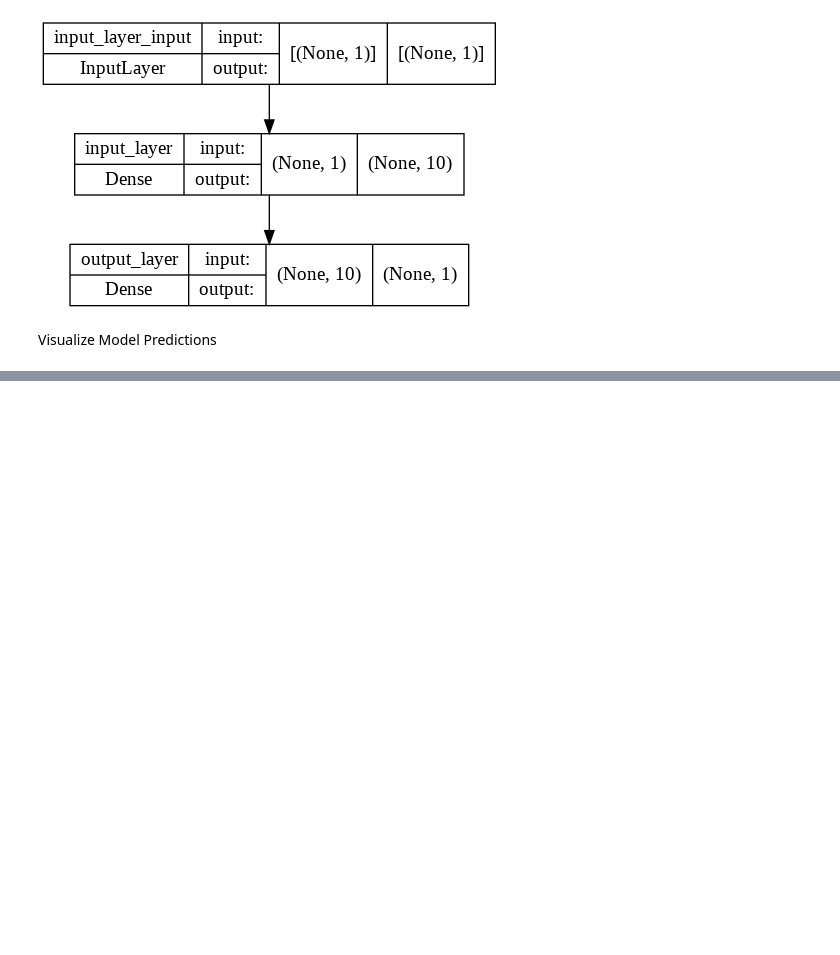
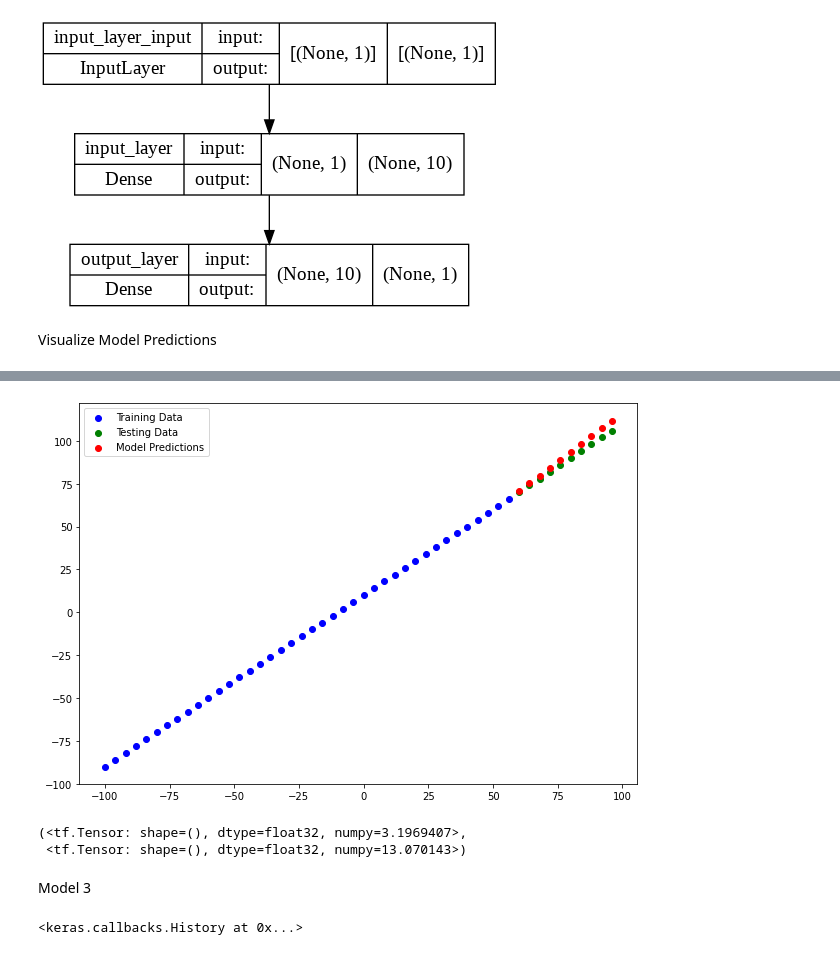
Before and after one commit to aflah02/Regression-Tensorflow, a Jupyter notebook: NNRegressionWithTFBoilerplate.ipynb, the cells around one changed output, grey strips where cells are left out. Saved outputs shown, nothing was run; the diff lists cells and outputs as text; code cells hidden in the pictures; blank space fills up the shorter version.

```diff
--- a/NNRegressionWithTFBoilerplate.ipynb
+++ b/NNRegressionWithTFBoilerplate.ipynb
@@ -384,0 +621,4 @@ Visualize Model Predictions
+# %%
+plot_preds(predictions = Model_2.predict(X_test))
+# %% [output]
+[figure, added]
@@ -384,0 +629,22 @@ Visualize Model Predictions
+# %%
+mae2, mse2
+# %% [output]
+(<tf.Tensor: shape=(), dtype=float32, numpy=3.1969407>,
+ <tf.Tensor: shape=(), dtype=float32, numpy=13.070143>)
+# %% [markdown]
+Model 3
+# %%
+tf.random.set_seed(42)
+
+Model_3 = tf.keras.Sequential([
+    tf.keras.layers.Dense(10, input_shape=[1]),
+    tf.keras.layers.Dense(1)
+])
+
+Model_3.compile(loss = tf.keras.losses.mae,
+              optimizer = "sgd",
+              metrics=["mae"])
+
+Model_3.fit(X_train, y_train, epochs=500, verbose=0)
+# %% [output]
+<keras.callbacks.History at 0x...>
```
Also changed, not shown: parts of 51 cells of this notebook.
